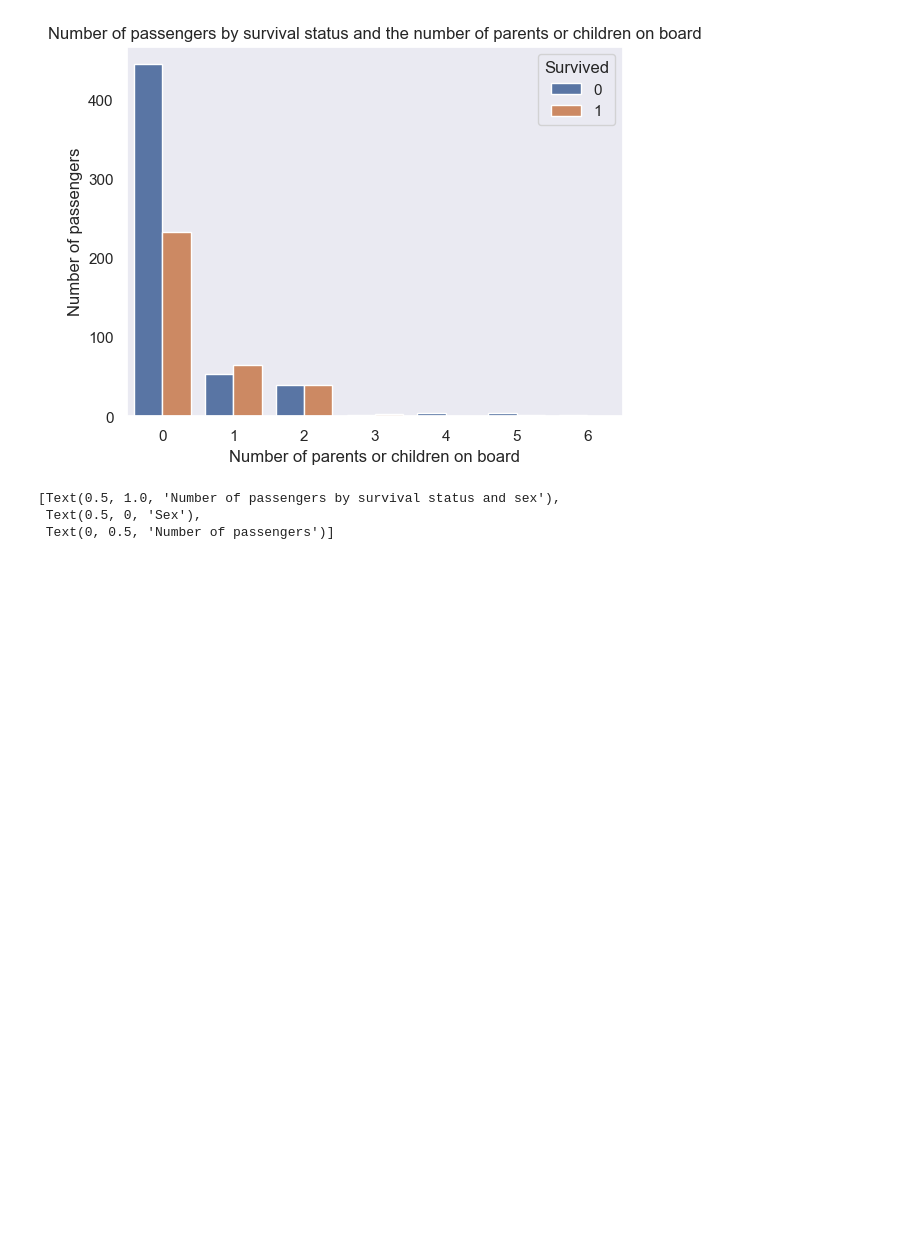
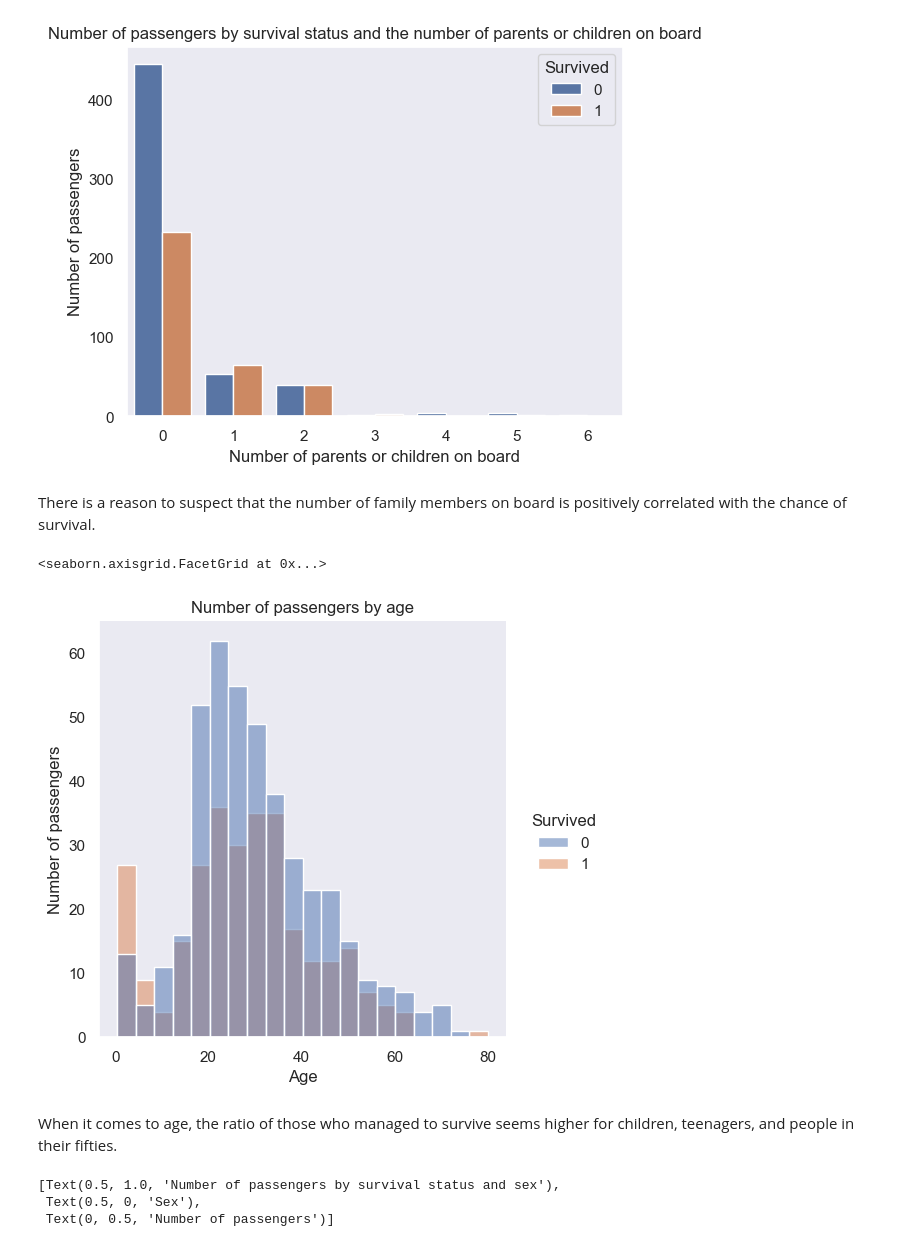
Before and after one commit to michaltkaczyk/titanic, a Jupyter notebook: main.ipynb, the cells around one changed output. Drawn from its saved outputs; the diff is of its cells as text; code cells hidden in the pictures; blank space fills up the shorter version.

```diff
--- a/main.ipynb
+++ b/main.ipynb
@@ -102,6 +105,18 @@ sns.countplot(x = "Parch", hue = "Survived", data = titanic_df).set(
  Text(0.5, 0, 'Number of parents or children on board'),
  Text(0, 0.5, 'Number of passengers')]
 [figure]
+# %% [markdown]
+There is a reason to suspect that the number of family members on board is positively correlated with the chance of survival.
+# %%
+sns.displot(titanic_df, x = "Age", hue = "Survived").set(
+    title = "Number of passengers by age",
+    xlabel = "Age",
+    ylabel = "Number of passengers")
+# %% [output]
+<seaborn.axisgrid.FacetGrid at 0x...>
+[figure, added]
+# %% [markdown]
+When it comes to age, the ratio of those who managed to survive seems higher for children, teenagers, and people in their fifties.
 # %%
 sns.countplot(x = "Sex", hue = "Survived", data = titanic_df).set(
     title = "Number of passengers by survival status and sex",
```
Also changed, not shown: parts of 10 cells of this notebook.
